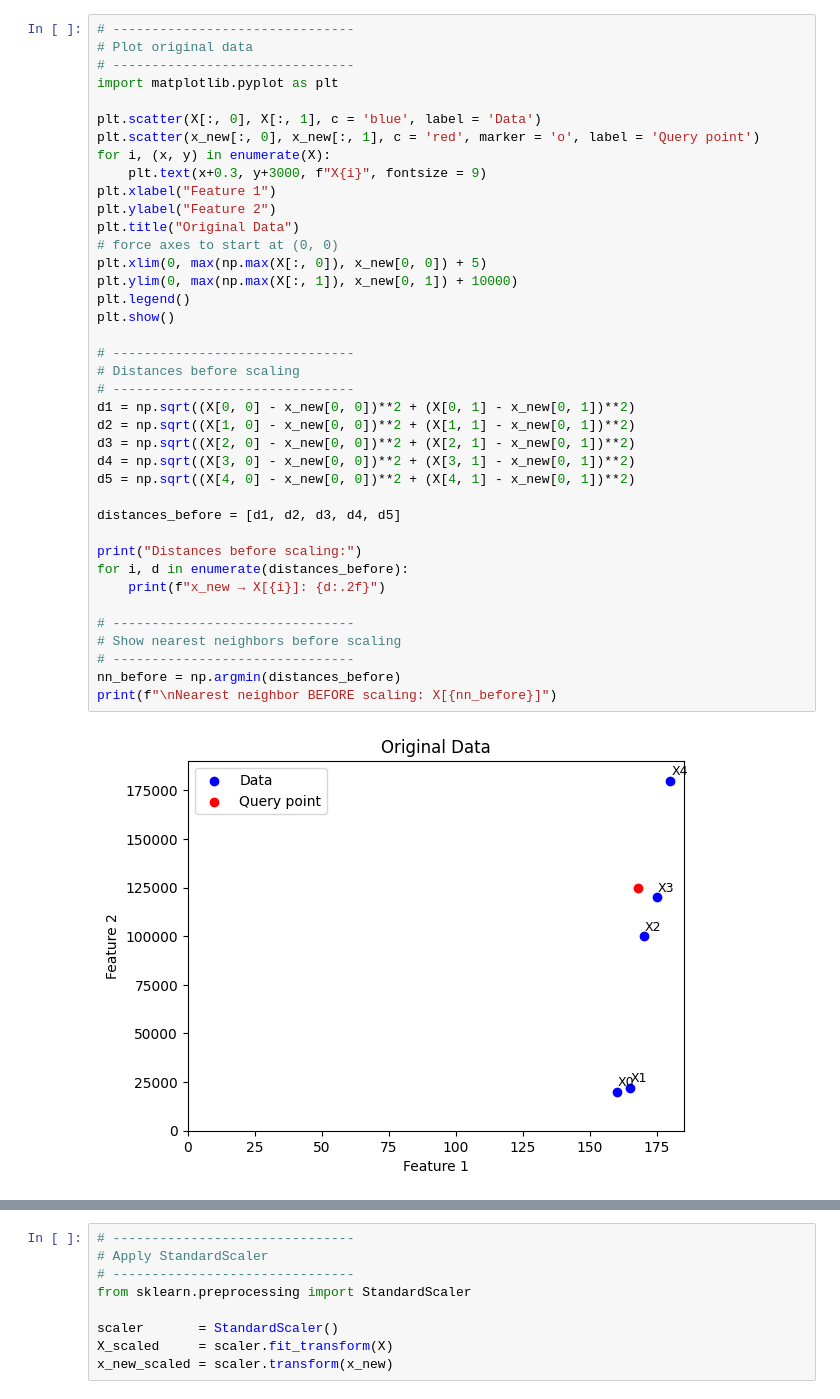
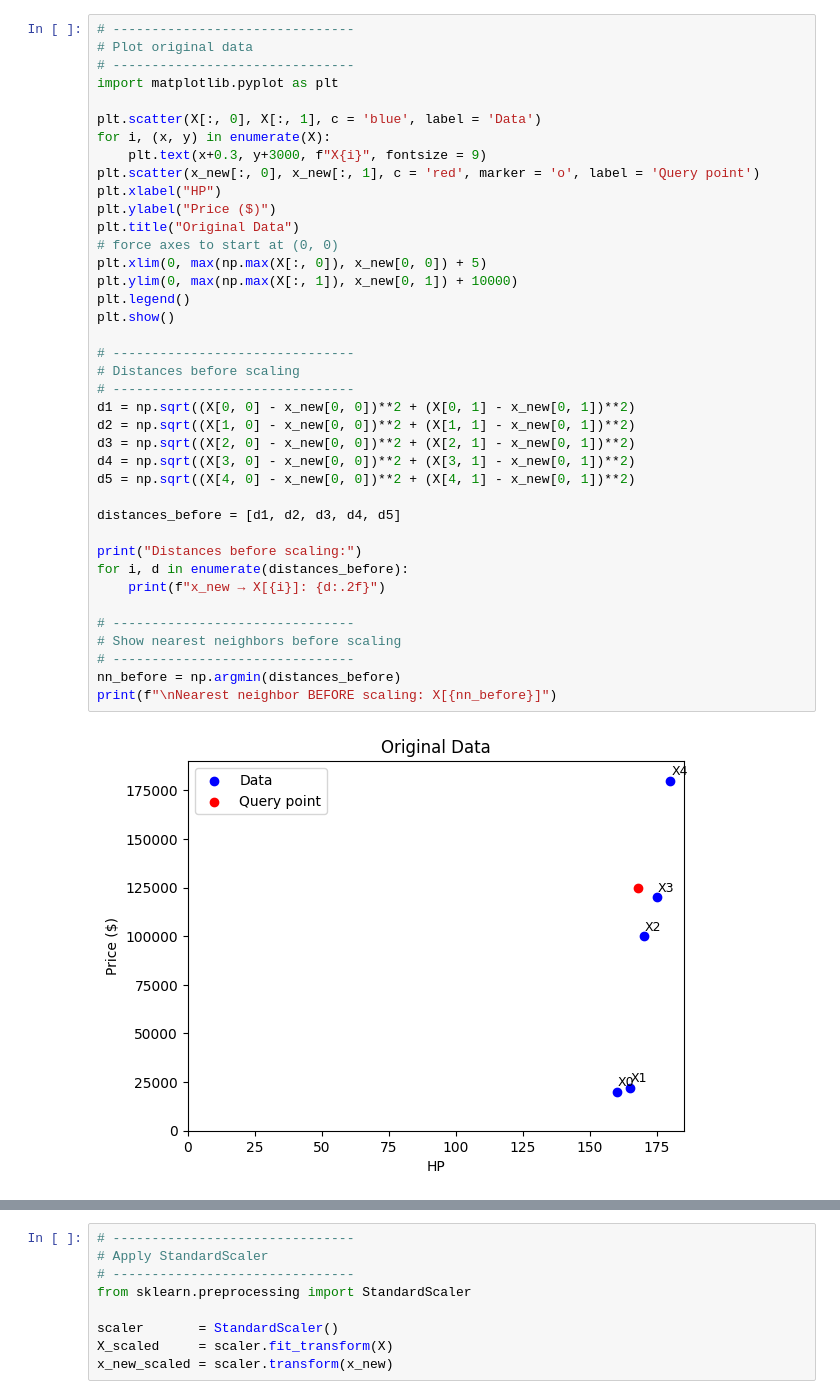
Before and after one commit to pvlakshm/AIML, a Jupyter notebook: Scaling.ipynb, the cells around one changed output, grey strips where cells are left out. Cells and saved outputs as stored; diff of their text form.

```diff
--- a/Scaling.ipynb
+++ b/Scaling.ipynb
@@ -18,40 +23,40 @@ x_new = np.array([[168, 125000]])
 import matplotlib.pyplot as plt
 
 plt.scatter(X[:, 0], X[:, 1], c = 'blue', label = 'Data')
-plt.scatter(x_new[:, 0], x_new[:, 1], c = 'red', marker = 'o', label = 'Query point')
 for i, (x, y) in enumerate(X):
     plt.text(x+0.3, y+3000, f"X{i}", fontsize = 9)
-plt.xlabel("Feature 1")
-plt.ylabel("Feature 2")
+plt.scatter(x_new[:, 0], x_new[:, 1], c = 'red', marker = 'o', label = 'Query point')
+plt.xlabel("HP")
+plt.ylabel("Price ($)")
 plt.title("Original Data")
 # force axes to start at (0, 0)
 plt.xlim(0, max(np.max(X[:, 0]), x_new[0, 0]) + 5)
 plt.ylim(0, max(np.max(X[:, 1]), x_new[0, 1]) + 10000)
 plt.legend()
 plt.show()
 
 # -------------------------------
 # Distances before scaling
 # -------------------------------
 d1 = np.sqrt((X[0, 0] - x_new[0, 0])**2 + (X[0, 1] - x_new[0, 1])**2)
 d2 = np.sqrt((X[1, 0] - x_new[0, 0])**2 + (X[1, 1] - x_new[0, 1])**2)
 d3 = np.sqrt((X[2, 0] - x_new[0, 0])**2 + (X[2, 1] - x_new[0, 1])**2)
 d4 = np.sqrt((X[3, 0] - x_new[0, 0])**2 + (X[3, 1] - x_new[0, 1])**2)
 d5 = np.sqrt((X[4, 0] - x_new[0, 0])**2 + (X[4, 1] - x_new[0, 1])**2)
 
 distances_before = [d1, d2, d3, d4, d5]
 
 print("Distances before scaling:")
 for i, d in enumerate(distances_before):
     print(f"x_new → X[{i}]: {d:.2f}")
 
 # -------------------------------
 # Show nearest neighbors before scaling
 # -------------------------------
 nn_before = np.argmin(distances_before)
 print(f"\nNearest neighbor BEFORE scaling: X[{nn_before}]")
 # %% [output]
-[figure, old version]
+[figure, new version]
 Distances before scaling:
 x_new → X[0]: 105000.00
 x_new → X[1]: 103000.00
```
Also changed, not shown: parts of 1 cell of this notebook.
